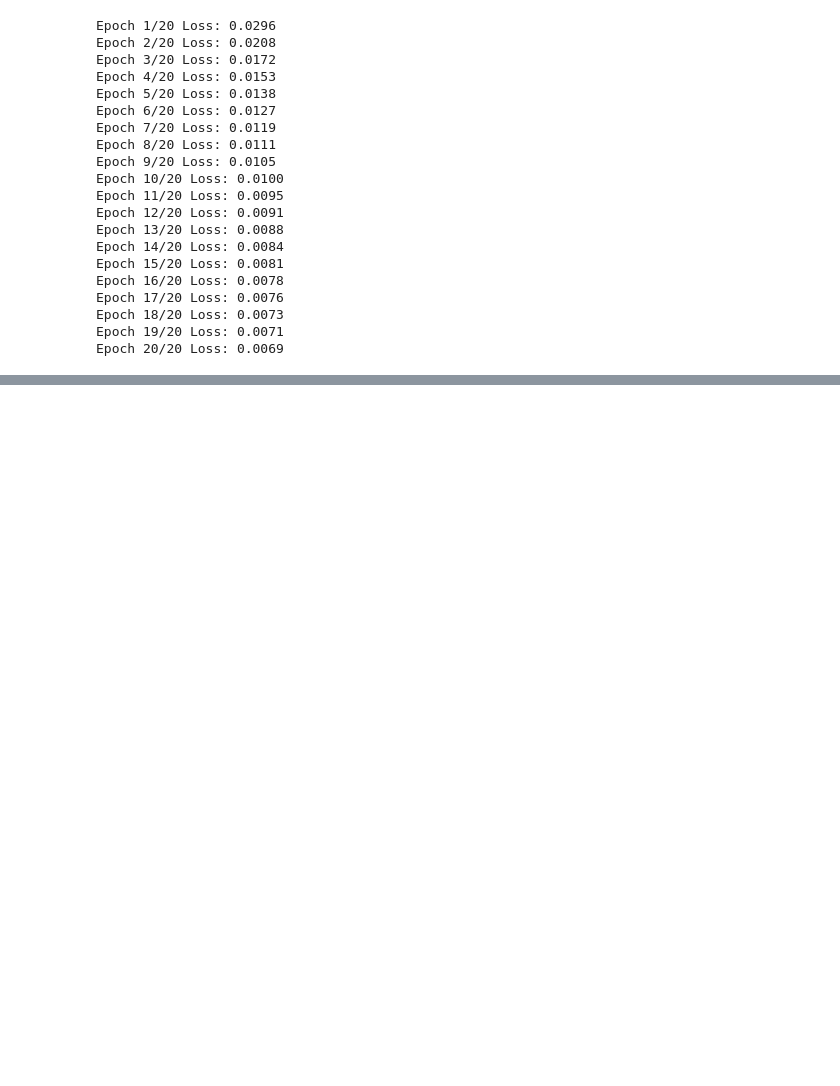
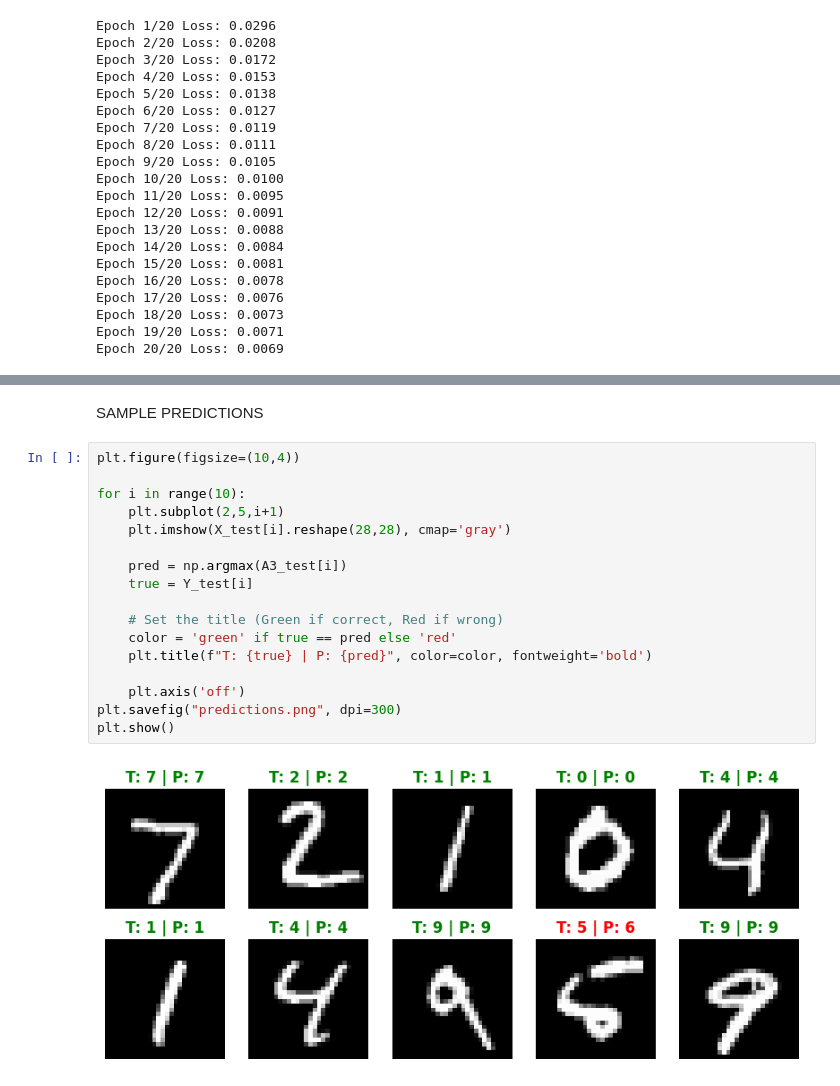
Before and after one commit to hammad-muddassir/mvc-mlp--25i-2617, a Jupyter notebook: src/25i_2617_mvc.ipynb, the cells around one changed output, grey strips where cells are left out. Drawn from its saved outputs; the diff is of its cells as text; blank space fills up the shorter version.

```diff
--- a/src/25i_2617_mvc.ipynb
+++ b/src/25i_2617_mvc.ipynb
@@ -169,0 +194,21 @@ Epoch 20/20 Loss: 0.0069
+# %% [markdown]
+SAMPLE PREDICTIONS
+# %%
+plt.figure(figsize=(10,4))
+
+for i in range(10):
+    plt.subplot(2,5,i+1)
+    plt.imshow(X_test[i].reshape(28,28), cmap='gray')
+
+    pred = np.argmax(A3_test[i])
+    true = Y_test[i]
+
+    # Set the title (Green if correct, Red if wrong)
+    color = 'green' if true == pred else 'red'
+    plt.title(f"T: {true} | P: {pred}", color=color, fontweight='bold')
+
+    plt.axis('off')
+plt.savefig("predictions.png", dpi=300)
+plt.show()
+# %% [output]
+[figure, added]
```
Also changed, not shown: parts of 4 cells of this notebook, 2 other files.
